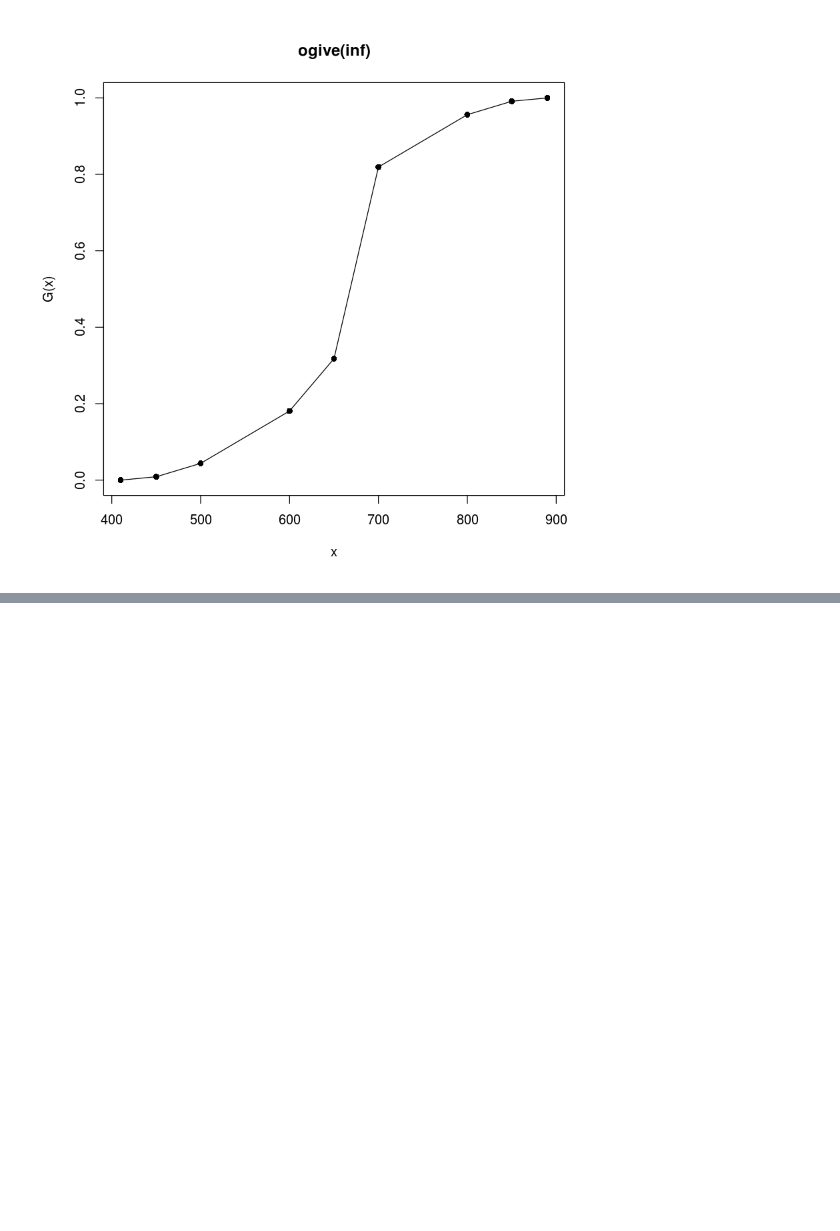
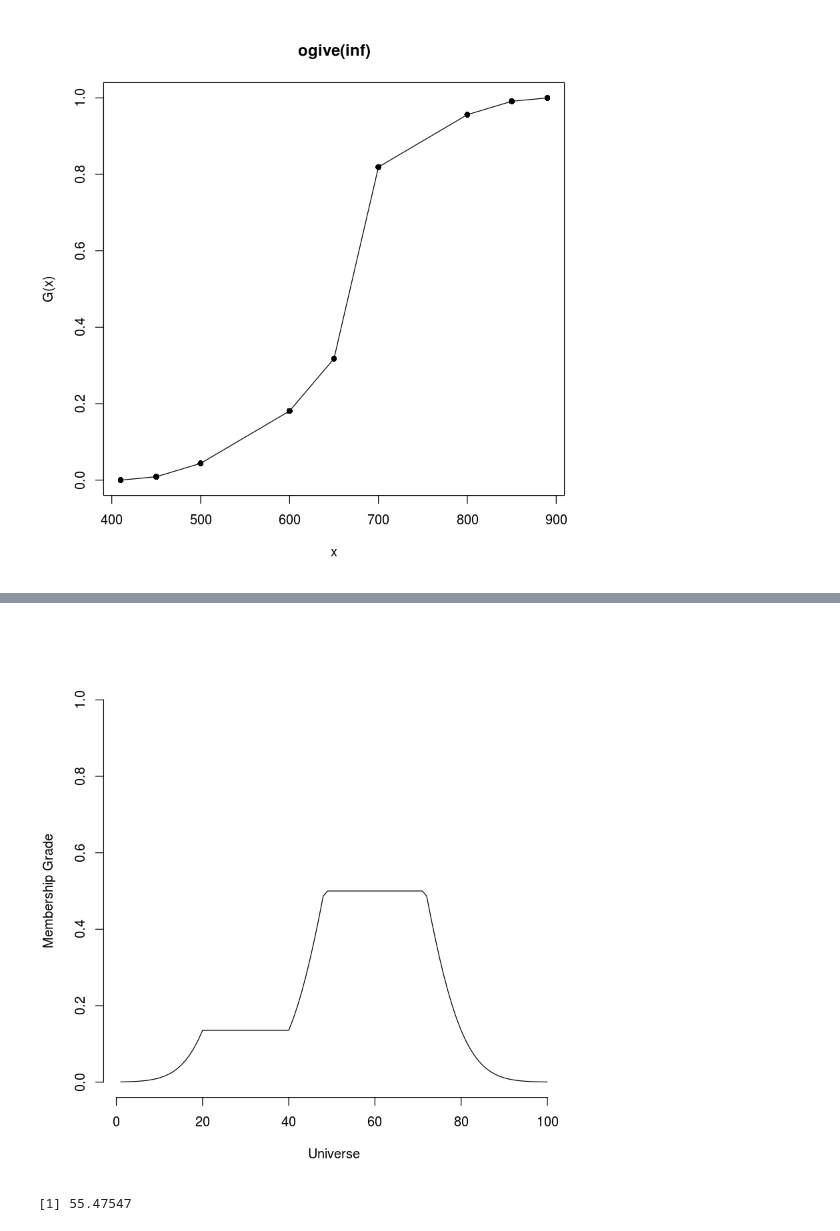
Before and after one commit to thbighead/jupyter-studies, a Jupyter notebook: Aprendizados R Scientist.ipynb, the cells around one changed output, grey strips where cells are left out. Drawn from its saved outputs; the diff is of its cells as text; code cells hidden in the pictures; blank space fills up the shorter version.

```diff
--- a/Aprendizados R Scientist.ipynb
+++ b/Aprendizados R Scientist.ipynb
@@ -1544,0 +1642,4 @@ plot(og)
+# %%
+# fazendo inferencia
+inferencia <- fuzzy_inference(sistema, list(Frequencia  = 80 , SABA = 70, DebitoExp = 80))
+inferencia
@@ -1544,0 +1664,10 @@ plot(og)
+# %%
+plot(inferencia)
+# %% [output]
+[figure, added]
+# %%
+# defuzication
+# method = c("meanofmax", "smallestofmax", "largestofmax", "centroid"))
+gset_defuzzify(inferencia, "centroid")
+# %% [output]
+[1] 55.47547
```
Also changed, not shown: parts of 8 cells of this notebook.
